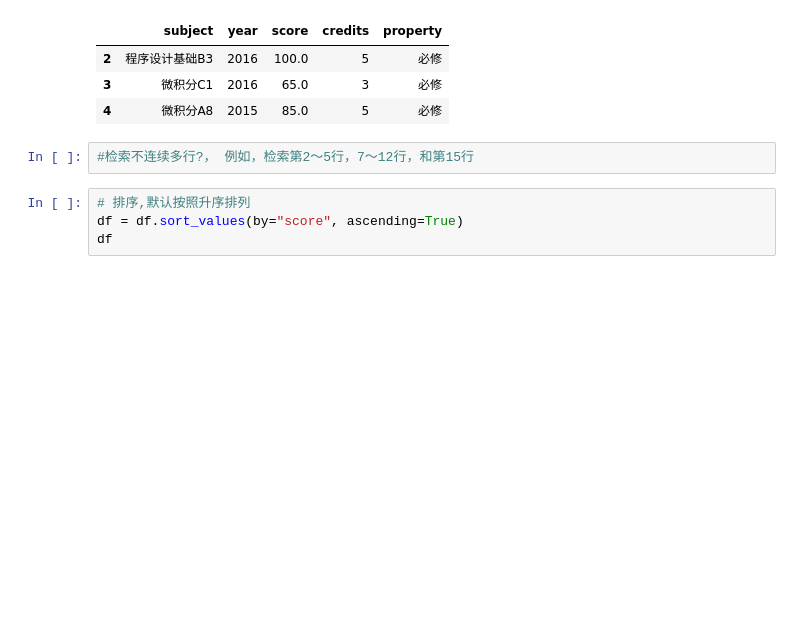
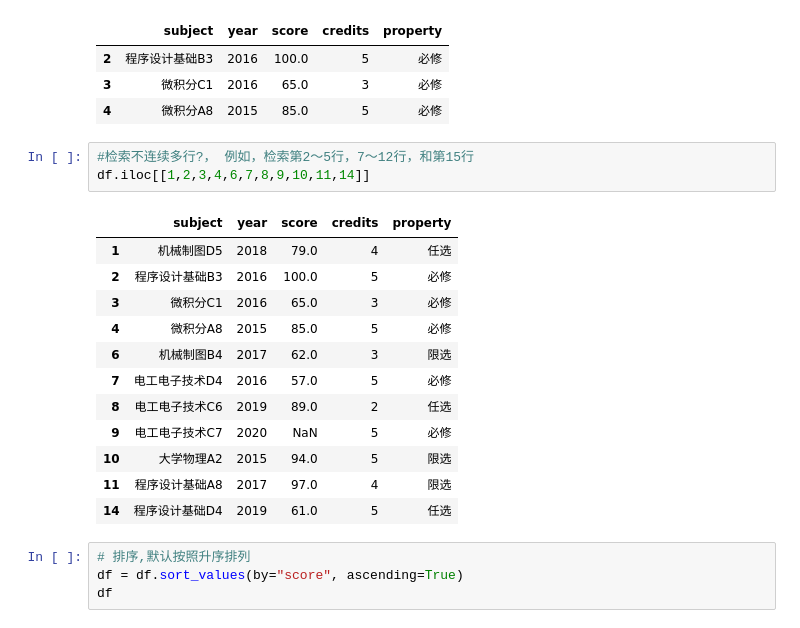
Before and after one commit to Only1Chris/CS112_SUSTech_Python, a Jupyter notebook: Session2/01_pandas.ipynb, the cells around one changed output. Saved outputs shown, nothing was run; the diff lists cells and outputs as text; blank space fills up the shorter version.

```diff
--- a/Session2/01_pandas.ipynb
+++ b/Session2/01_pandas.ipynb
@@ -186,6 +211,20 @@ df.iloc[2:5]
 | 4 | 微积分A8 | 2015 | 85.0 | 5 | 必修 |
 # %%
 #检索不连续多行?， 例如，检索第2～5行，7～12行，和第15行
+df.iloc[[1,2,3,4,6,7,8,9,10,11,14]]
+# %% [output]
+|  | subject | year | score | credits | property |
+| 1 | 机械制图D5 | 2018 | 79.0 | 4 | 任选 |
+| 2 | 程序设计基础B3 | 2016 | 100.0 | 5 | 必修 |
+| 3 | 微积分C1 | 2016 | 65.0 | 3 | 必修 |
+| 4 | 微积分A8 | 2015 | 85.0 | 5 | 必修 |
+| 6 | 机械制图B4 | 2017 | 62.0 | 3 | 限选 |
+| 7 | 电工电子技术D4 | 2016 | 57.0 | 5 | 必修 |
+| 8 | 电工电子技术C6 | 2019 | 89.0 | 2 | 任选 |
+| 9 | 电工电子技术C7 | 2020 | NaN | 5 | 必修 |
+| 10 | 大学物理A2 | 2015 | 94.0 | 5 | 限选 |
+| 11 | 程序设计基础A8 | 2017 | 97.0 | 4 | 限选 |
+| 14 | 程序设计基础D4 | 2019 | 61.0 | 5 | 任选 |
 # %%
 # 排序,默认按照升序排列
 df = df.sort_values(by="score", ascending=True)
```
Also changed, not shown: parts of 12 cells of this notebook.
